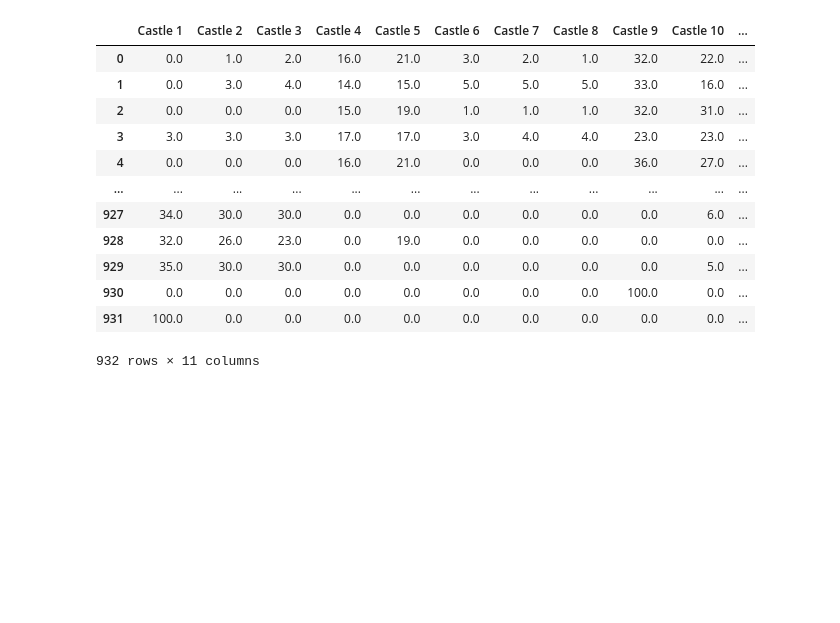
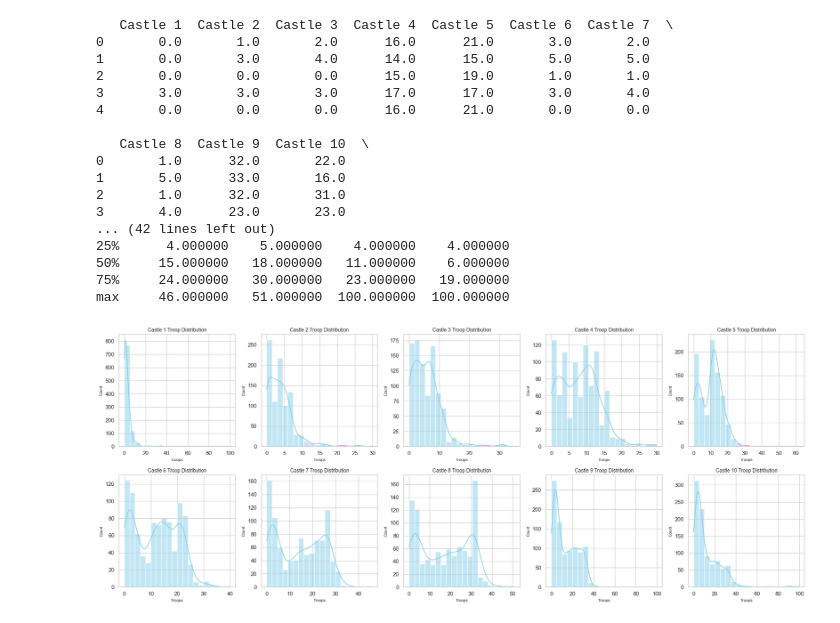
Before and after one commit to ArmanRuzbahani/Data-mining, a Jupyter notebook: Document.ipynb, the cells around one changed output. Drawn from its saved outputs; the diff is of its cells as text; code cells hidden in the pictures; blank space fills up the shorter version.

```diff
--- a/Document.ipynb
+++ b/Document.ipynb
@@ -4,19 +4,51 @@ import matplotlib.pyplot as plt
 import pandas as pd
 import seaborn as sns
 # %%
+
+# Read the CSV file
 Data = pd.read_csv("D:\code\python\Data mining\Data-Mining-Data-Sets-CSV-Master\castle-solutions-2.csv")
-Data
+
+# Display first few rows
+print(Data.head())
+
+# Display info about the DataFrame
+print(Data.info())
+
+# Generate and print descriptive statistics for numerical columns
+print(Data.describe())
 # %% [output]
-|  | Castle 1 | Castle 2 | Castle 3 | Castle 4 | Castle 5 | Castle 6 | Castle 7 | Castle 8 | Castle 9 | Castle 10 | ... |
-| 0 | 0.0 | 1.0 | 2.0 | 16.0 | 21.0 | 3.0 | 2.0 | 1.0 | 32.0 | 22.0 | ... |
-| 1 | 0.0 | 3.0 | 4.0 | 14.0 | 15.0 | 5.0 | 5.0 | 5.0 | 33.0 | 16.0 | ... |
-| 2 | 0.0 | 0.0 | 0.0 | 15.0 | 19.0 | 1.0 | 1.0 | 1.0 | 32.0 | 31.0 | ... |
-| 3 | 3.0 | 3.0 | 3.0 | 17.0 | 17.0 | 3.0 | 4.0 | 4.0 | 23.0 | 23.0 | ... |
-| 4 | 0.0 | 0.0 | 0.0 | 16.0 | 21.0 | 0.0 | 0.0 | 0.0 | 36.0 | 27.0 | ... |
-| ... | ... | ... | ... | ... | ... | ... | ... | ... | ... | ... | ... |
-| 927 | 34.0 | 30.0 | 30.0 | 0.0 | 0.0 | 0.0 | 0.0 | 0.0 | 0.0 | 6.0 | ... |
-| 928 | 32.0 | 26.0 | 23.0 | 0.0 | 19.0 | 0.0 | 0.0 | 0.0 | 0.0 | 0.0 | ... |
-| 929 | 35.0 | 30.0 | 30.0 | 0.0 | 0.0 | 0.0 | 0.0 | 0.0 | 0.0 | 5.0 | ... |
-| 930 | 0.0 | 0.0 | 0.0 | 0.0 | 0.0 | 0.0 | 0.0 | 0.0 | 100.0 | 0.0 | ... |
-| 931 | 100.0 | 0.0 | 0.0 | 0.0 | 0.0 | 0.0 | 0.0 | 0.0 | 0.0 | 0.0 | ... |
-932 rows × 11 columns
+   Castle 1  Castle 2  Castle 3  Castle 4  Castle 5  Castle 6  Castle 7  \
+0       0.0       1.0       2.0      16.0      21.0       3.0       2.0
+1       0.0       3.0       4.0      14.0      15.0       5.0       5.0
+2       0.0       0.0       0.0      15.0      19.0       1.0       1.0
+3       3.0       3.0       3.0      17.0      17.0       3.0       4.0
+4       0.0       0.0       0.0      16.0      21.0       0.0       0.0
+
+   Castle 8  Castle 9  Castle 10  \
+0       1.0      32.0       22.0
+1       5.0      33.0       16.0
+2       1.0      32.0       31.0
+3       4.0      23.0       23.0
+... (42 lines left out)
+25%      4.000000    5.000000    4.000000    4.000000
+50%     15.000000   18.000000   11.000000    6.000000
+75%     24.000000   30.000000   23.000000   19.000000
+max     46.000000   51.000000  100.000000  100.000000
+# %%
+
+# Set the overall figure size and layout
+plt.figure(figsize=(20, 8))  # Wider to fit 5 columns
+
+# Create a 2x5 grid of subplots
+for i in range(1, 11):
+    plt.subplot(2, 5, i)  # 2 rows, 5 columns, current subplot position
+    sns.histplot(Data[f'Castle {i}'], bins=20, kde=True, color='skyblue')
+    plt.title(f'Castle {i} Troop Distribution', fontsize=10)
+    plt.xlabel('Troops', fontsize=8)
+    plt.ylabel('Count', fontsize=8)
+
+# Adjust spacing between subplots
+plt.tight_layout()
+plt.show()
+# %% [output]
+[figure, added]
```
Also changed, not shown: parts of 6 cells of this notebook.
